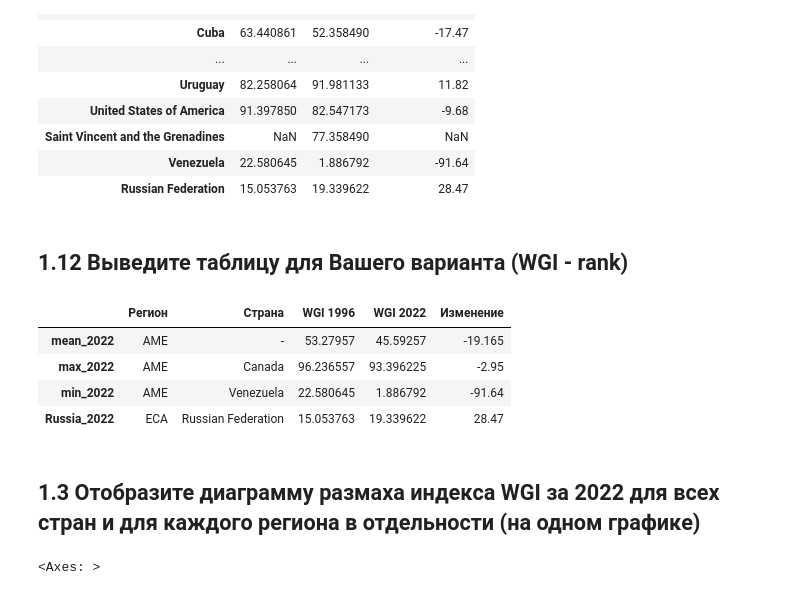
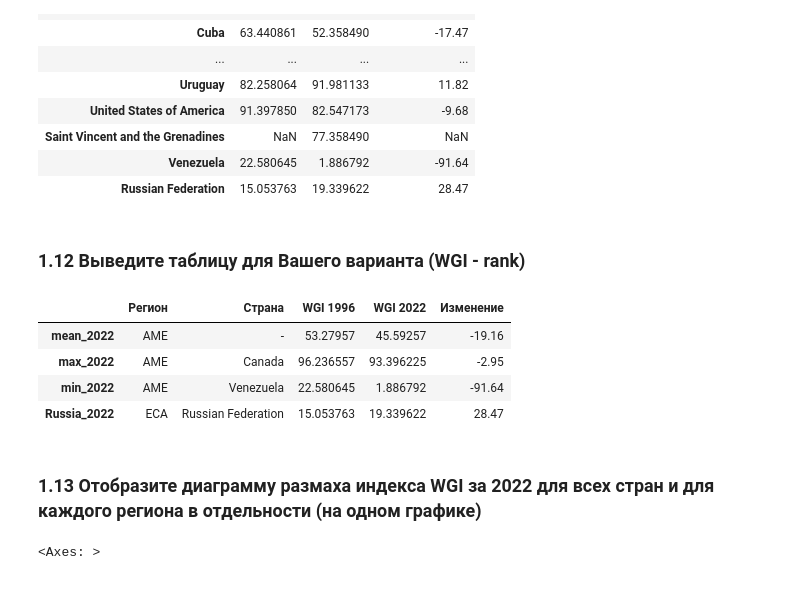
Before and after one commit to ch0c0-msk/ml-methods-hw-1, a Jupyter notebook: task1.ipynb, the cells around one changed output. Cells and saved outputs as stored; diff of their text form; code cells hidden in the pictures.

```diff
--- a/task1.ipynb
+++ b/task1.ipynb
@@ -235,7 +235,7 @@ df_wgi_ame_rus
 df_changes = df_wgi_ame_rus.pct_change(axis=1)
 # Умножаем на 100 для получения процентов и добавляем к исходным данным
 df_wgi_changes = df_wgi_ame_rus.copy()
-df_wgi_changes['Change.procent'] = (df_changes['2022.Rank'] * 100).round(2)
+df_wgi_changes['Change procent'] = (df_changes['2022.Rank'] * 100).round(2)
 df_wgi_changes
 # %% [output]
 |  | 1996.Rank | 2022.Rank | Change procent |
@@ -257,7 +257,7 @@ df_wgi_changes
 | Venezuela | 22.580645 | 1.886792 | -91.64 |
 | Russian Federation | 15.053763 | 19.339622 | 28.47 |
 # %% [markdown]
-## 1.12 Выведите таблицу для Вашего варианта (WGI - rank)
+### 1.12 Выведите таблицу для Вашего варианта (WGI - rank)
 # %%
 # Создаем новый датафрейм для заполнения
 rows = ['mean_2022', 'max_2022', 'min_2022', 'Russia_2022'] # Список строк для нового датафрейма
@@ -268,40 +268,40 @@ table.loc['mean_2022', 'Регион'] = "AME"
 table.loc['max_2022', 'Регион'] = "AME"
 table.loc['min_2022', 'Регион'] = "AME"
 table.loc['Russia_2022', 'Регион'] = "ECA"
 # Заполняем второй столбец (Страна)
 minAmeIdx = df_wgi_ame['2022.Rank'].idxmin()
 maxAmeIdx = df_wgi_ame['2022.Rank'].idxmax()
 rusIdx = 'Russian Federation'
 table.loc['mean_2022', 'Страна'] = "-"
 table.loc['max_2022', 'Страна'] = maxAmeIdx
 table.loc['min_2022', 'Страна'] = minAmeIdx
 table.loc['Russia_2022', 'Страна'] = rusIdx
 # Заполняем третий столбец (WGI 1996)
 table.loc['mean_2022', 'WGI 1996'] = df_wgi_ame['1996.Rank'].mean()
 table.loc['max_2022', 'WGI 1996'] = df_wgi_ame.loc[maxAmeIdx, '1996.Rank']
 table.loc['min_2022', 'WGI 1996'] = df_wgi_ame.loc[minAmeIdx, '1996.Rank']
 table.loc['Russia_2022', 'WGI 1996'] = df_wgi_ame_rus.loc[rusIdx, '1996.Rank']
 # Заполняем четвертый столбец (WGI 2022)
 table.loc['mean_2022', 'WGI 2022'] = df_wgi_ame['2022.Rank'].mean()
 table.loc['max_2022', 'WGI 2022'] = df_wgi_ame.loc[maxAmeIdx, '2022.Rank']
 table.loc['min_2022', 'WGI 2022'] = df_wgi_ame.loc[minAmeIdx, '2022.Rank']
 table.loc['Russia_2022', 'WGI 2022'] = df_wgi_ame_rus.loc[rusIdx, '2022.Rank']
 # Заполняем пятый столбец (Изменение)
 # Для рассчета среднего изменения по региону из таблицы изменений удаляем Россию
 df_wgi_changes_ame = df_wgi_changes.drop(rusIdx)
-table.loc['mean_2022', 'Изменение'] = df_wgi_changes_ame['Change procent'].mean()
+table.loc['mean_2022', 'Изменение'] = df_wgi_changes_ame['Change procent'].mean().round(2)
 table.loc['max_2022', 'Изменение'] = df_wgi_changes_ame.loc[maxAmeIdx, 'Change procent']
 table.loc['min_2022', 'Изменение'] = df_wgi_changes_ame.loc[minAmeIdx, 'Change procent']
 table.loc['Russia_2022', 'Изменение'] = df_wgi_changes.loc[rusIdx, 'Change procent']
 table
 # %% [output]
 |  | Регион | Страна | WGI 1996 | WGI 2022 | Изменение |
-| mean_2022 | AME | - | 53.27957 | 45.59257 | -19.165 |
+| mean_2022 | AME | - | 53.27957 | 45.59257 | -19.16 |
 | max_2022 | AME | Canada | 96.236557 | 93.396225 | -2.95 |
 | min_2022 | AME | Venezuela | 22.580645 | 1.886792 | -91.64 |
 | Russia_2022 | ECA | Russian Federation | 15.053763 | 19.339622 | 28.47 |
 # %% [markdown]
-## 1.3 Отобразите диаграмму размаха индекса WGI за 2022 для всех стран и для каждого региона в отдельности (на одном графике)
+### 1.13 Отобразите диаграмму размаха индекса WGI за 2022 для всех стран и для каждого региона в отдельности (на одном графике)
 # %%
 # Создаем датафрейм со всеми странами и объединяем с датафреймом с названием региона
 df_merged = df.merge(df_region, how='inner', left_on='Code', right_on='Code')
```
Also changed, not shown: parts of 14 cells of this notebook, 27 other files.
